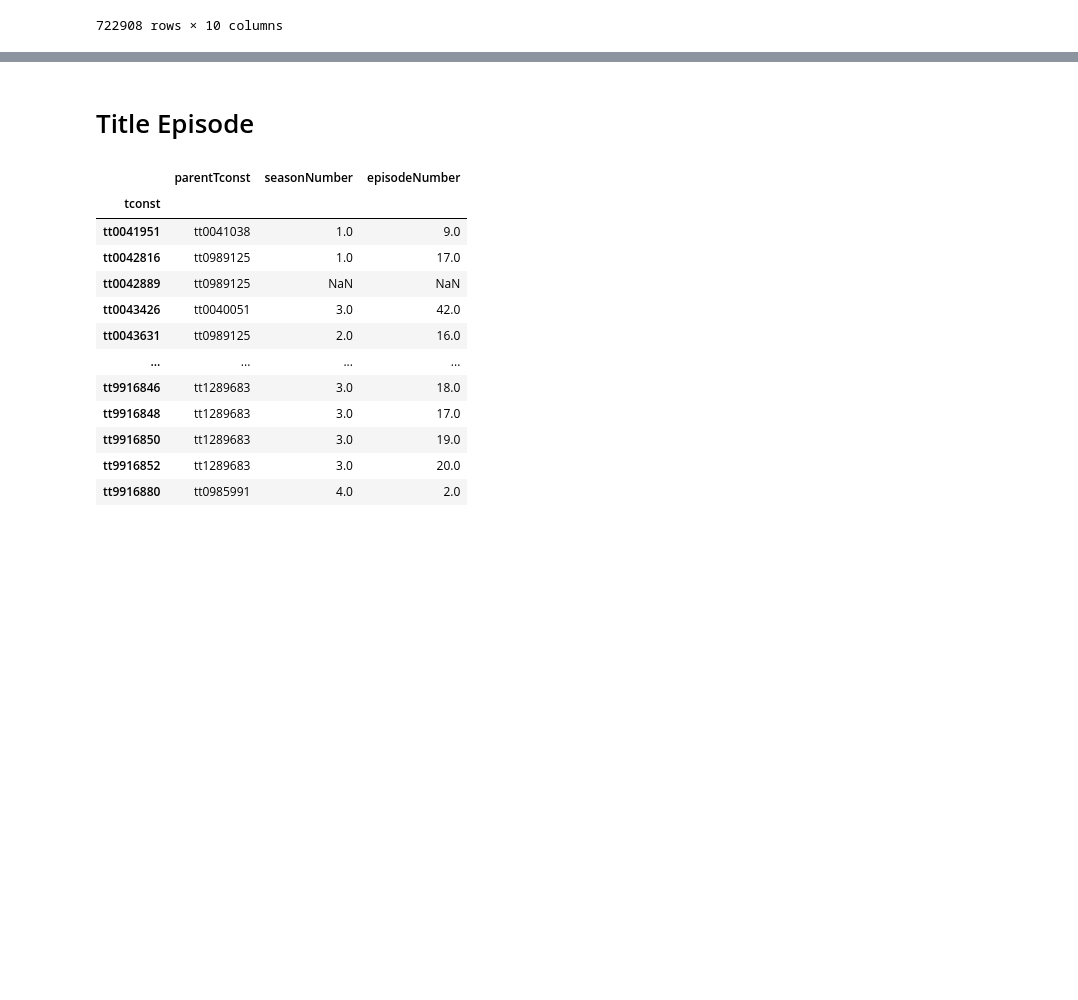
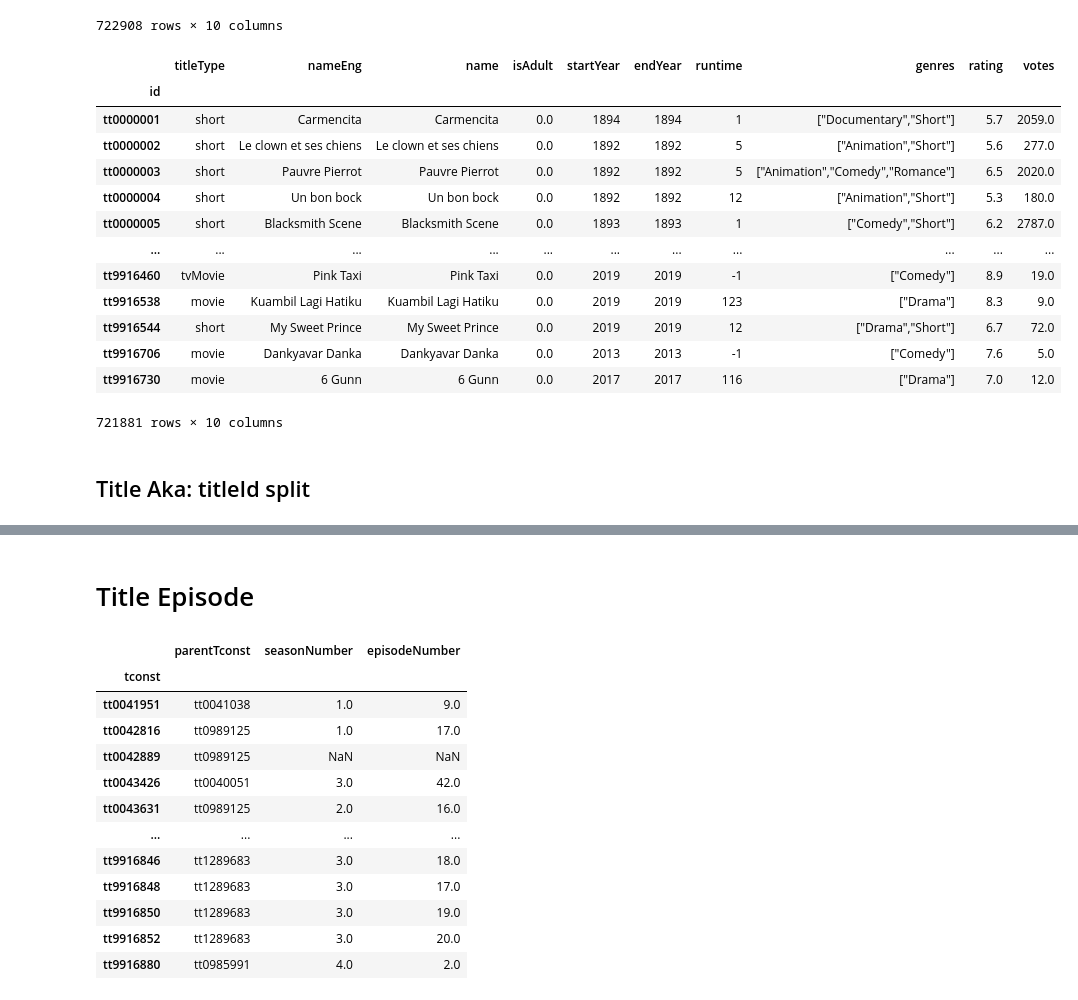
Before and after one commit to danieljaderpellattiero/unive-imdb, a Jupyter notebook: tsv_formatter.ipynb, the cells around one changed output, grey strips where cells are left out. Drawn from its saved outputs; the diff is of its cells as text; code cells hidden in the pictures; blank space fills up the shorter version.

```diff
--- a/tsv_formatter.ipynb
+++ b/tsv_formatter.ipynb
@@ -454,3 +455,22 @@ title_basics_ratings_episode
 | tt9916840 | tvEpisode | Horrid Henry's Comic Caper | Horrid Henry's Comic Caper | 0.0 | 2014 | 2014 | 11 | ["Adventure","Animation","Comedy"] | 7.2 | 10.0 |
 | tt9916880 | tvEpisode | Horrid Henry Knows It All | Horrid Henry Knows It All | 0.0 | 2014 | 2014 | 10 | ["Adventure","Animation","Comedy"] | 8.6 | 8.0 |
 722908 rows × 10 columns
+# %%
+title_basics_ratings_no_episode
+# %% [output]
+|  | titleType | nameEng | name | isAdult | startYear | endYear | runtime | genres | rating | votes |
+| id |  |  |  |  |  |  |  |  |  |  |
+| tt0000001 | short | Carmencita | Carmencita | 0.0 | 1894 | 1894 | 1 | ["Documentary","Short"] | 5.7 | 2059.0 |
+| tt0000002 | short | Le clown et ses chiens | Le clown et ses chiens | 0.0 | 1892 | 1892 | 5 | ["Animation","Short"] | 5.6 | 277.0 |
+| tt0000003 | short | Pauvre Pierrot | Pauvre Pierrot | 0.0 | 1892 | 1892 | 5 | ["Animation","Comedy","Romance"] | 6.5 | 2020.0 |
+| tt0000004 | short | Un bon bock | Un bon bock | 0.0 | 1892 | 1892 | 12 | ["Animation","Short"] | 5.3 | 180.0 |
+| tt0000005 | short | Blacksmith Scene | Blacksmith Scene | 0.0 | 1893 | 1893 | 1 | ["Comedy","Short"] | 6.2 | 2787.0 |
+| ... | ... | ... | ... | ... | ... | ... | ... | ... | ... | ... |
+| tt9916460 | tvMovie | Pink Taxi | Pink Taxi | 0.0 | 2019 | 2019 | -1 | ["Comedy"] | 8.9 | 19.0 |
+| tt9916538 | movie | Kuambil Lagi Hatiku | Kuambil Lagi Hatiku | 0.0 | 2019 | 2019 | 123 | ["Drama"] | 8.3 | 9.0 |
+| tt9916544 | short | My Sweet Prince | My Sweet Prince | 0.0 | 2019 | 2019 | 12 | ["Drama","Short"] | 6.7 | 72.0 |
+| tt9916706 | movie | Dankyavar Danka | Dankyavar Danka | 0.0 | 2013 | 2013 | -1 | ["Comedy"] | 7.6 | 5.0 |
+| tt9916730 | movie | 6 Gunn | 6 Gunn | 0.0 | 2017 | 2017 | 116 | ["Drama"] | 7.0 | 12.0 |
+721881 rows × 10 columns
+# %% [markdown]
+## Title Aka: titleId split
```
Also changed, not shown: parts of 6 cells of this notebook, 1 other file.
